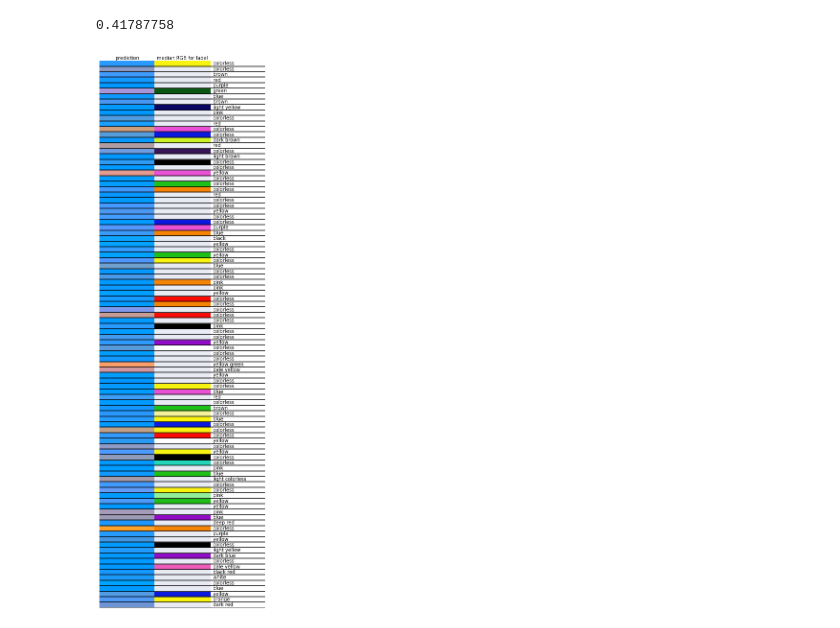
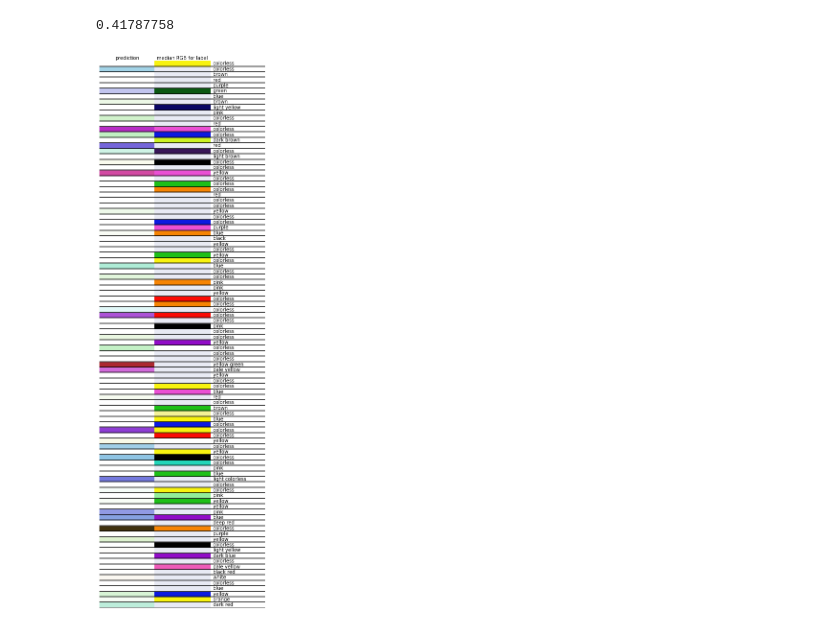
Before and after one commit to kjappelbaum/colorml, a Jupyter notebook: notebooks/Untitled.ipynb, the cells around one changed output. Cells and saved outputs as stored; diff of their text form; code cells hidden in the pictures.

```diff
--- a/notebooks/Untitled.ipynb
+++ b/notebooks/Untitled.ipynb
@@ -282,6 +282,6 @@ y_predict.std()
 # %% [output]
 0.41787758
 # %%
-plot_predictions(y_predict  * 255, y_test * 255, name_test.values)
+plot_predictions(HSL_to_RGB(y_predict)  * 255, y_test * 255, name_test.values)
 # %% [output]
-[figure, old version]
+[figure, new version]
```
Also changed, not shown: 3 other files.
